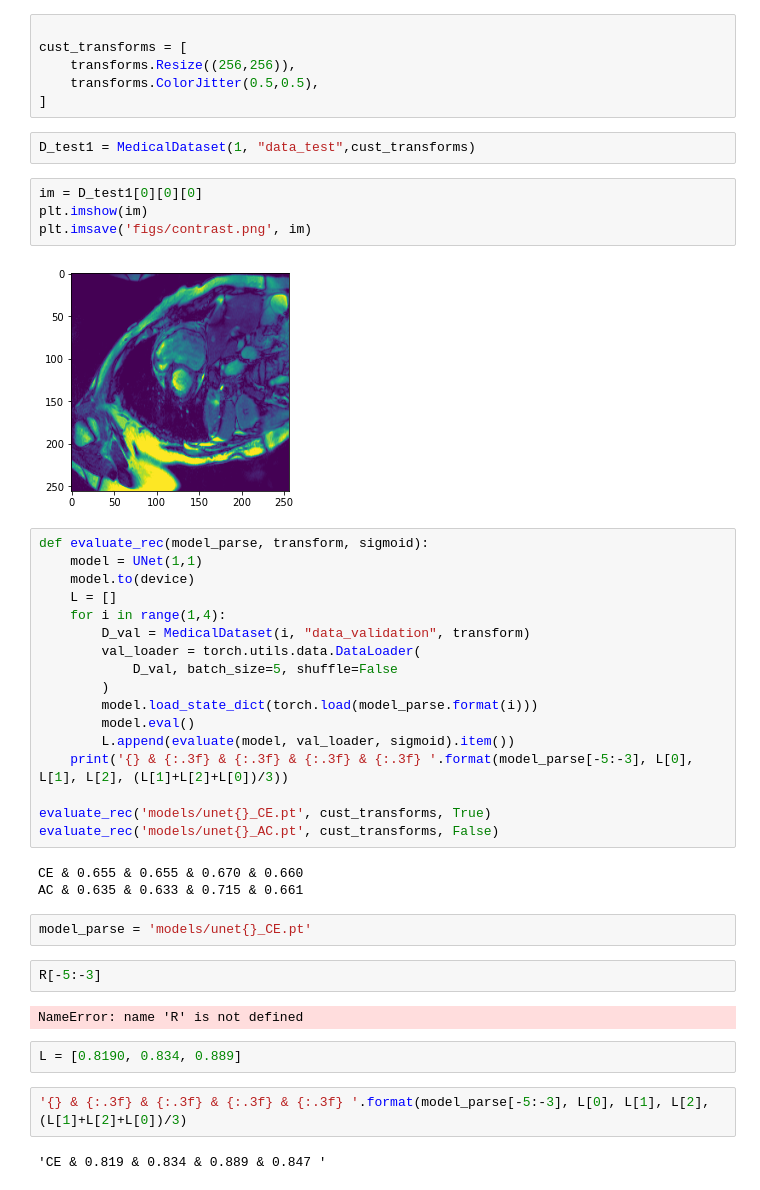
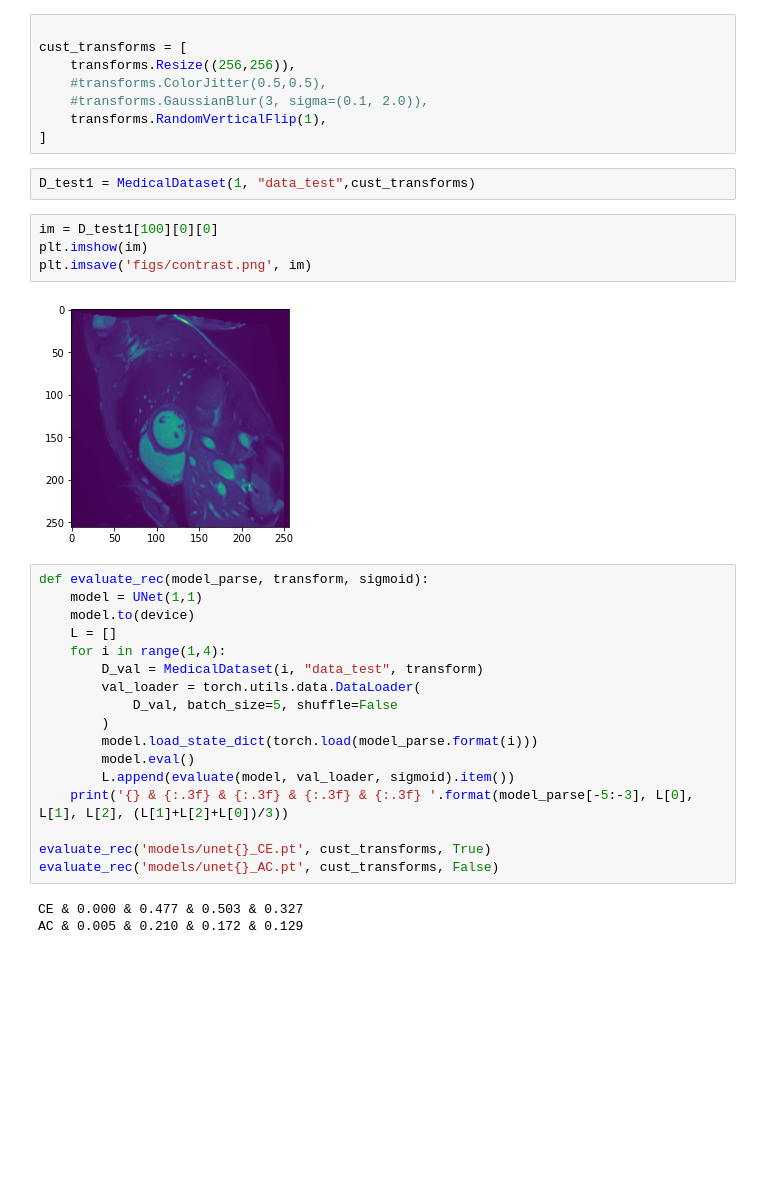
Before and after one commit to nissmar/Learning-Active-Contour, a Jupyter notebook: Robust.ipynb, the cells around one changed output. Saved outputs shown, nothing was run; the diff lists cells and outputs as text; blank space fills up the shorter version.

```diff
--- a/Robust.ipynb
+++ b/Robust.ipynb
@@ -11,23 +11,25 @@ device = "cuda" if torch.cuda.is_available() else "cpu"
 
 cust_transforms = [
     transforms.Resize((256,256)),
-    transforms.ColorJitter(0.5,0.5),
+    #transforms.ColorJitter(0.5,0.5),
+    #transforms.GaussianBlur(3, sigma=(0.1, 2.0)),
+    transforms.RandomVerticalFlip(1),
 ]
 # %%
 D_test1 = MedicalDataset(1, "data_test",cust_transforms)
 # %%
-im = D_test1[0][0][0]
+im = D_test1[100][0][0]
 plt.imshow(im)
 plt.imsave('figs/contrast.png', im)
 # %% [output]
-[figure, old version]
+[figure, new version]
 # %%
 def evaluate_rec(model_parse, transform, sigmoid):
     model = UNet(1,1)
     model.to(device)
     L = []
     for i in range(1,4):
-        D_val = MedicalDataset(i, "data_validation", transform)
+        D_val = MedicalDataset(i, "data_test", transform)
         val_loader = torch.utils.data.DataLoader(
             D_val, batch_size=5, shuffle=False
         )
@@ -39,17 +41,5 @@ def evaluate_rec(model_parse, transform, sigmoid):
 evaluate_rec('models/unet{}_CE.pt', cust_transforms, True)
 evaluate_rec('models/unet{}_AC.pt', cust_transforms, False)
 # %% [output]
-CE & 0.655 & 0.655 & 0.670 & 0.660
-AC & 0.635 & 0.633 & 0.715 & 0.661
+CE & 0.000 & 0.477 & 0.503 & 0.327
+AC & 0.005 & 0.210 & 0.172 & 0.129
-# %%
-model_parse = 'models/unet{}_CE.pt'
-# %%
-R[-5:-3]
-# %% [output]
-NameError: name 'R' is not defined
-# %%
-L = [0.8190, 0.834, 0.889]
-# %%
-'{} & {:.3f} & {:.3f} & {:.3f} & {:.3f} '.format(model_parse[-5:-3], L[0], L[1], L[2], (L[1]+L[2]+L[0])/3)
-# %% [output]
-'CE & 0.819 & 0.834 & 0.889 & 0.847 '
```
Also changed, not shown: 22 other files.
